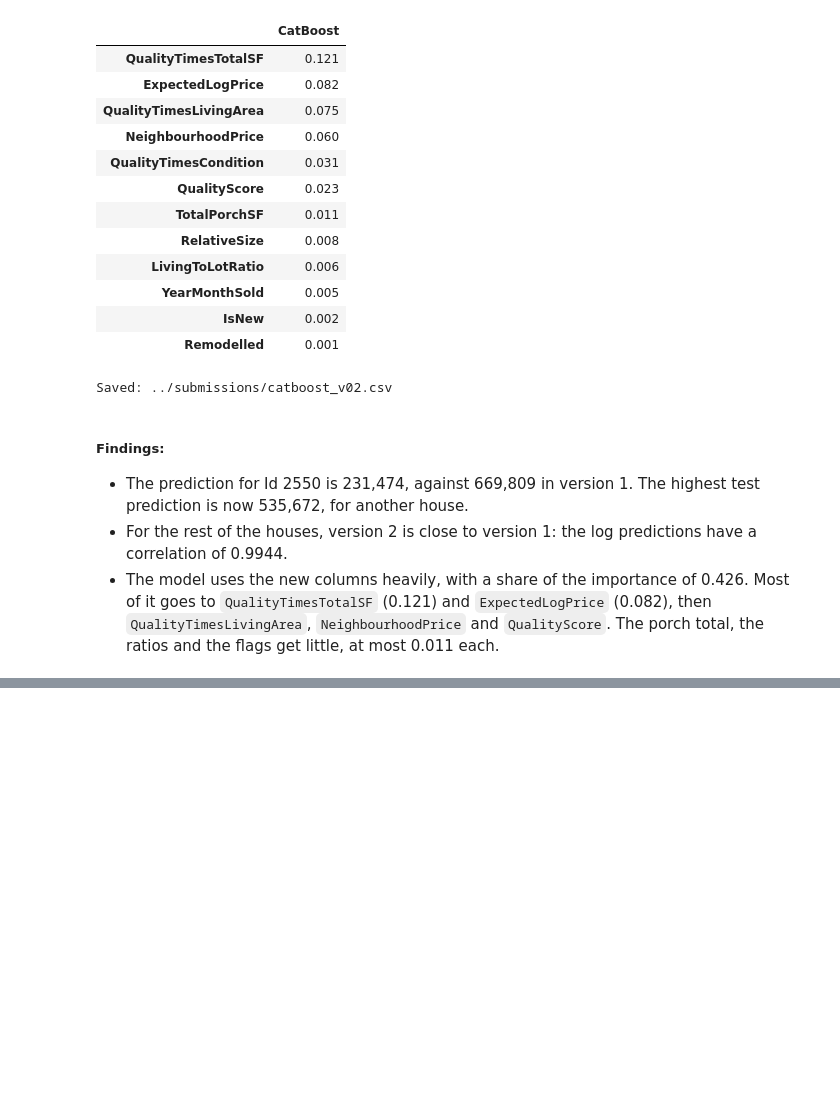
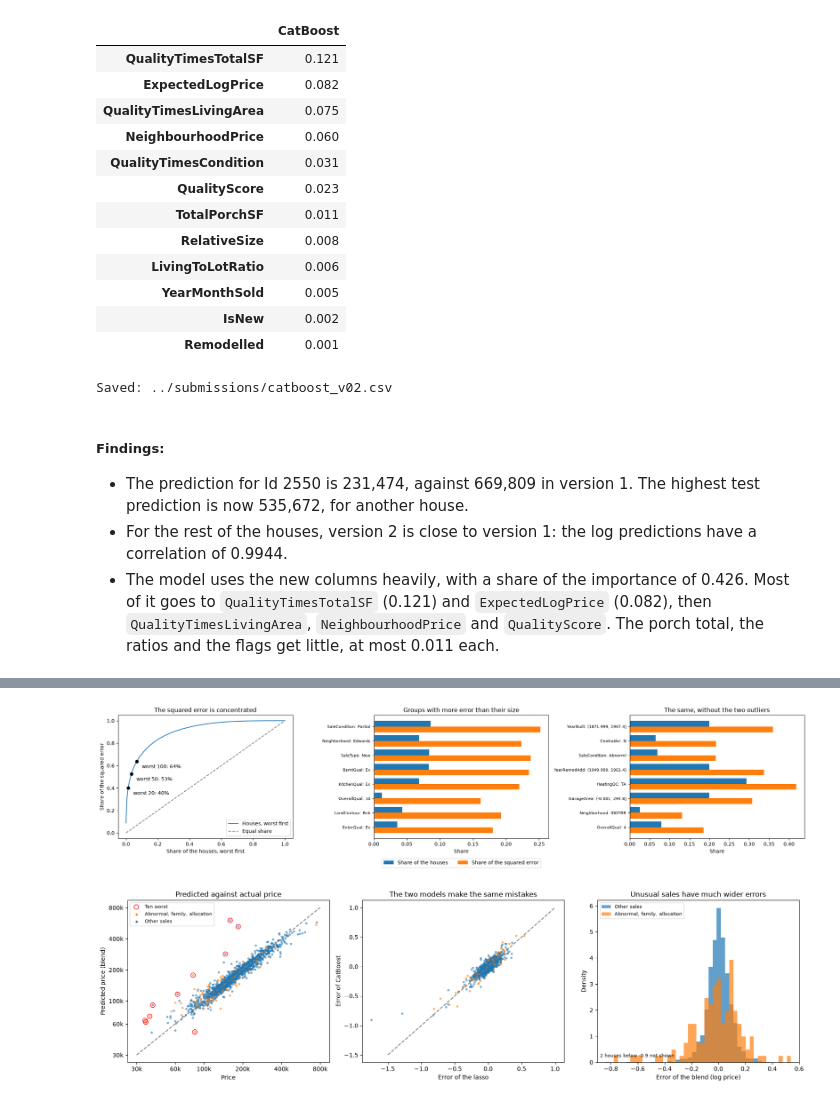
Before and after one commit to aramosw/house-prices, a Jupyter notebook: notebooks/Boosting.ipynb, the cells around one changed output, grey strips where cells are left out. Drawn from its saved outputs; the diff is of its cells as text; code cells hidden in the pictures; blank space fills up the shorter version.

Commit message:
Analyse error occurence and concentration in CatBoost model

```diff
--- a/notebooks/Boosting.ipynb
+++ b/notebooks/Boosting.ipynb
@@ -280,9 +280,9 @@ We first compare at the best CatBoost settings of section 4. We ask:
 from src.engineering import add_tree_features
 
 
-def make_features_v2(fit_raw, df_raw, extra):
-    # Keep the outliers in the fitting houses. The houses to predict never include them.
-    fit_clean, df_clean = clean(fit_raw, fit_raw, drop_outliers=False), clean(df_raw, fit_raw)
+def make_features_v2(fit_raw, df_raw, extra, drop_outliers=True):
+    # Keep the outliers in the fitting houses. The houses to predict drop them, unless drop_outliers is False.
+    fit_clean, df_clean = clean(fit_raw, fit_raw, drop_outliers=False), clean(df_raw, fit_raw, drop_outliers=drop_outliers)
     fit_features, df_features = engineer(fit_clean, fit_clean), engineer(df_clean, fit_clean)
     if extra:
         fit_features, df_features = add_tree_features(fit_features, fit_clean, fit_features, fit_clean), add_tree_features(df_features, df_clean, fit_features, fit_clean)
@@ -480,0 +599,52 @@ Saved: ../submissions/catboost_v02.csv
+# %%
+# The concentration of the squared error, and the groups that carry it, with and without the two outliers.
+fig, axes = plt.subplots(1, 3, figsize=(20, 4.8))
+cumulative = np.cumsum(ordered) / ordered.sum()
+share_of_houses = np.arange(1, len(ordered) + 1) / len(ordered)
+axes[0].plot(share_of_houses, cumulative, label="Houses, worst first")
+axes[0].plot([0, 1], [0, 1], "--", color="grey", label="Equal share")
+for k in (20, 50, 100):
+    axes[0].plot(k / len(ordered), cumulative[k - 1], "o", color="black")
+    axes[0].annotate(f"worst {k}: {cumulative[k - 1]:.0%}", (k / len(ordered), cumulative[k - 1]), textcoords="offset points", xytext=(10, -14))
+axes[0].set(xlabel="Share of the houses, worst first", ylabel="Share of the squared error", title="The squared error is concentrated")
+axes[0].legend(loc="lower right")
+for ax, table, title in [(axes[1], groups_table, "Groups with more error than their size"), (axes[2], typical_groups_table, "The same, without the two outliers")]:
+    top = table[table["house share"] <= 0.3].sort_values("excess", ascending=False).head(8)
+    positions = np.arange(len(top))
+    ax.barh(positions - 0.2, top["house share"], 0.4, label="Share of the houses")
+    ax.barh(positions + 0.2, top["error share"], 0.4, label="Share of the squared error")
+    ax.set_yticks(positions, [f"{column}: {group}" for column, group in zip(top["column"], top["group"])], fontsize=8)
+    ax.invert_yaxis()
+    ax.set(xlabel="Share", title=title)
+axes[1].legend(loc="upper center", bbox_to_anchor=(0.5, -0.14), ncol=2)
+plt.tight_layout()
+plt.show()
+
+# The predictions, the mistakes of the two models, and the sizes of the errors.
+fig, axes = plt.subplots(1, 3, figsize=(17, 4.8))
+colour = np.where(unusual, "tab:orange", "tab:blue")
+axes[0].scatter(np.exp(oof["Actual"]), np.exp((oof["CatBoost"] + oof["Lasso"]) / 2), c=colour, s=8, alpha=0.5)
+axes[0].scatter(np.exp(oof.loc[worst[:10], "Actual"]), np.exp((oof.loc[worst[:10], "CatBoost"] + oof.loc[worst[:10], "Lasso"]) / 2), facecolors="none", edgecolors="red", s=60, label="Ten worst")
+axes[0].plot([3e4, 8e5], [3e4, 8e5], "--", color="grey")
+axes[0].set(xscale="log", yscale="log", xlabel="Price", ylabel="Predicted price (blend)", title="Predicted against actual price")
+ticks = [3e4, 6e4, 1e5, 2e5, 4e5, 8e5]
+axes[0].set_xticks(ticks, [f"{t / 1000:.0f}k" for t in ticks])
+axes[0].set_yticks(ticks, [f"{t / 1000:.0f}k" for t in ticks])
+axes[0].minorticks_off()
+axes[0].scatter([], [], c="tab:orange", s=8, label="Abnormal, family, allocation")
+axes[0].scatter([], [], c="tab:blue", s=8, label="Other sales")
+axes[0].legend(fontsize=8)
+axes[1].scatter(oof["Lasso_error"], oof["CatBoost_error"], c=colour, s=8, alpha=0.5)
+axes[1].plot([-1.5, 1], [-1.5, 1], "--", color="grey")
+axes[1].set(xlabel="Error of the lasso", ylabel="Error of CatBoost", title="The two models make the same mistakes")
+bins = np.linspace(-0.9, 0.6, 50)
+axes[2].hist(oof.loc[~unusual, "Blend_error"], bins=bins, alpha=0.7, density=True, label="Other sales")
+axes[2].hist(oof.loc[unusual, "Blend_error"], bins=bins, alpha=0.7, density=True, label="Abnormal, family, allocation")
+axes[2].set(xlabel="Error of the blend (log price)", ylabel="Density", title="Unusual sales have much wider errors", xlim=(-0.9, 0.6))
+axes[2].text(-0.88, 0.2, f"{int((oof['Blend_error'] < -0.9).sum())} houses below -0.9 not shown", fontsize=8)
+axes[2].legend(fontsize=8)
+plt.tight_layout()
+plt.show()
+# %% [output]
+[figure, added]
+[figure, added]
```
Also changed, not shown: parts of 8 cells of this notebook, 2 other files.
